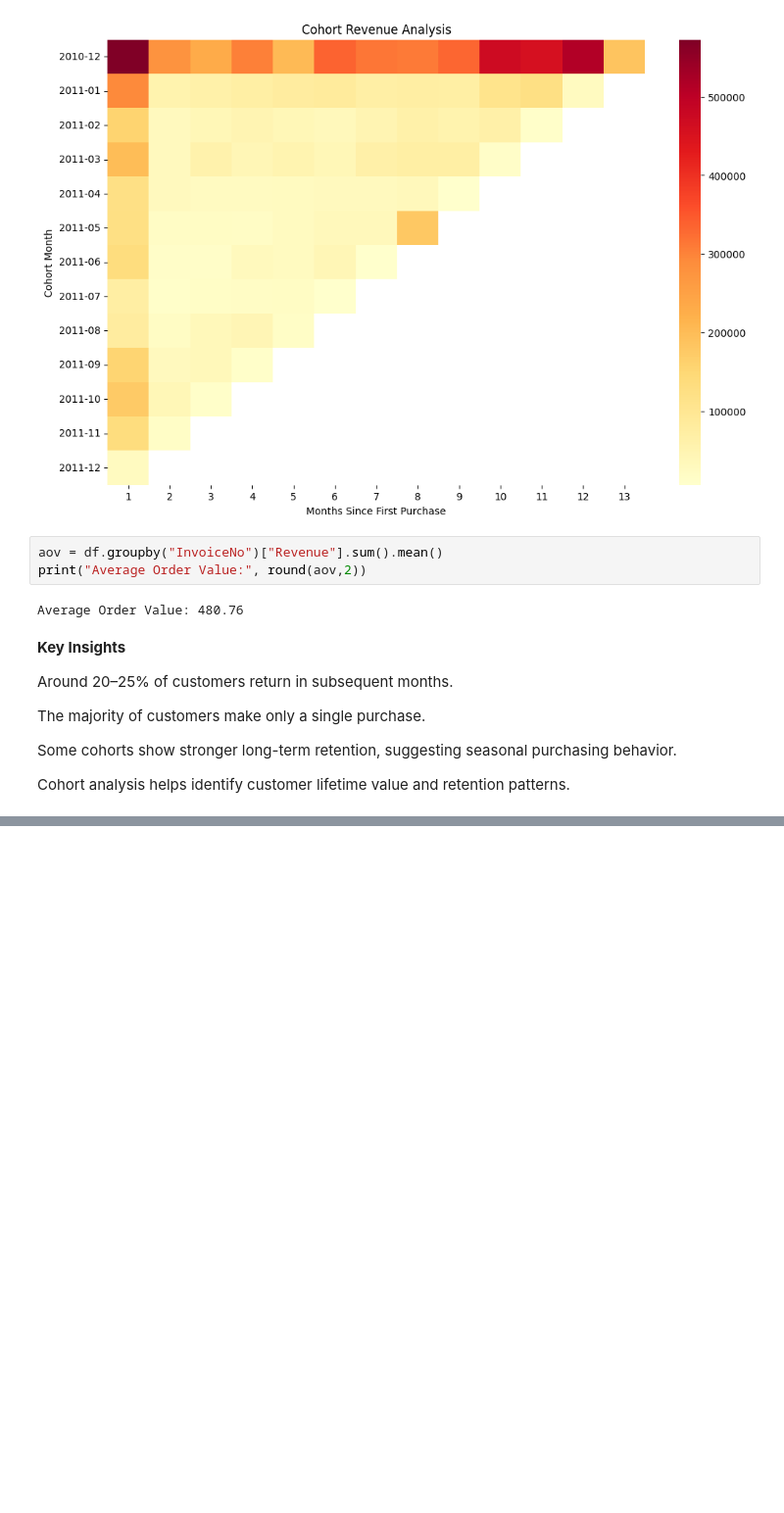
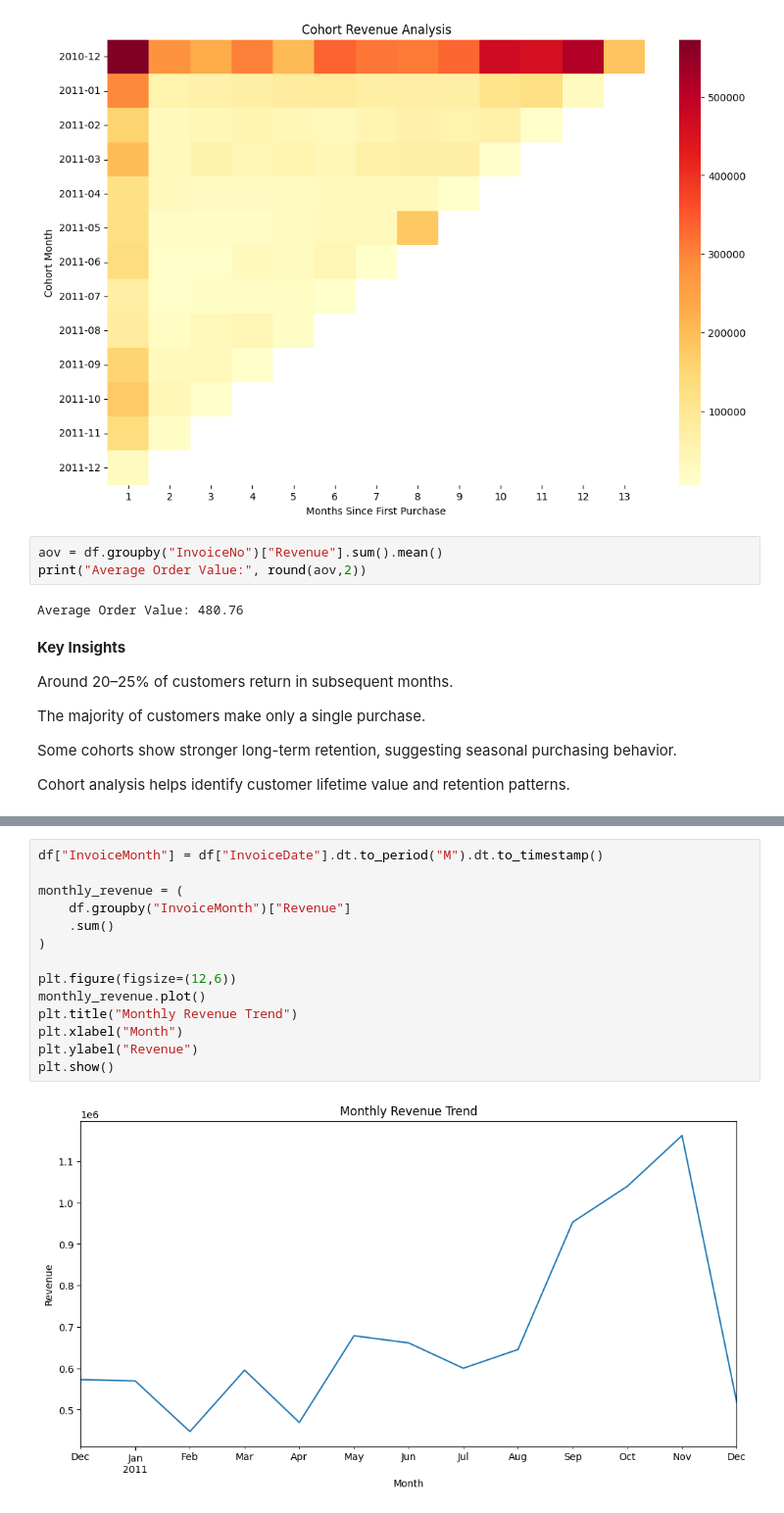
Before and after one commit to maxgov2703/cohort-analysis-retention, a Jupyter notebook: notebooks/cohort_analysis.ipynb, the cells around one changed output, grey strips where cells are left out. Shown at 98% size. Cells and saved outputs as stored; diff of their text form; blank space fills up the shorter version.

```diff
--- a/notebooks/cohort_analysis.ipynb
+++ b/notebooks/cohort_analysis.ipynb
@@ -228,0 +240,16 @@ Cohort analysis helps identify customer lifetime value and retention patterns.
+# %%
+df["InvoiceMonth"] = df["InvoiceDate"].dt.to_period("M").dt.to_timestamp()
+
+monthly_revenue = (
+    df.groupby("InvoiceMonth")["Revenue"]
+    .sum()
+)
+
+plt.figure(figsize=(12,6))
+monthly_revenue.plot()
+plt.title("Monthly Revenue Trend")
+plt.xlabel("Month")
+plt.ylabel("Revenue")
+plt.show()
+# %% [output]
+[figure, added]
```
Also changed, not shown: parts of 6 cells of this notebook.
